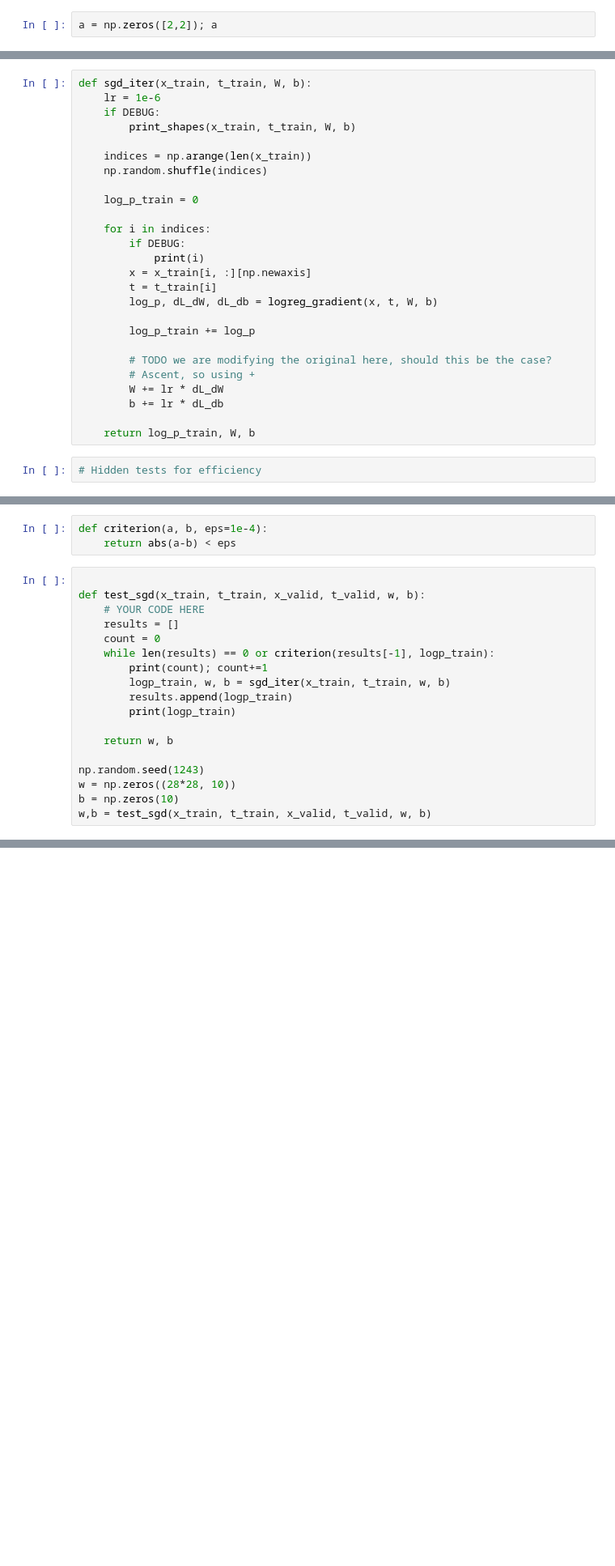
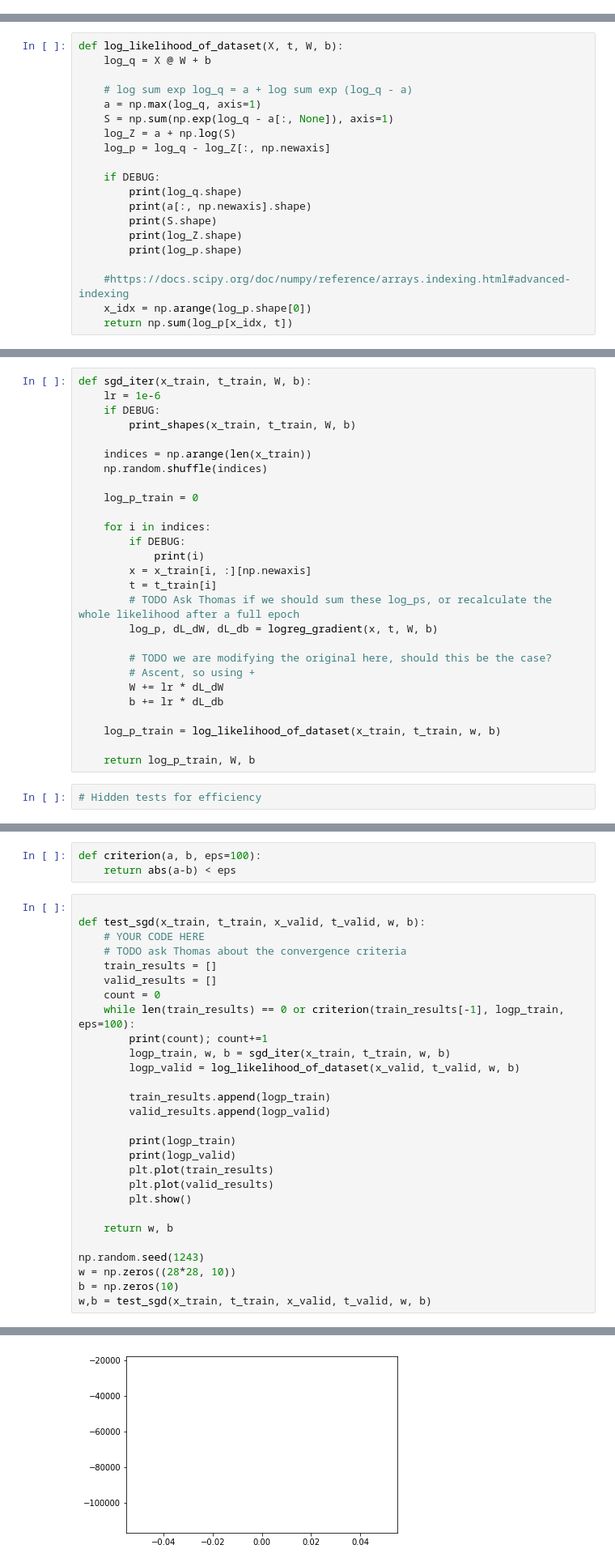
Before and after one commit to Curlykonda/machine-learning-1, a Jupyter notebook: lab2/lab2-wip.ipynb, the cells around one changed output, grey strips where cells are left out. Shown at 81% size. Cells and saved outputs as stored; diff of their text form; blank space fills up the shorter version.

Commit message:
convergence

```diff
--- a/lab2/lab2-wip.ipynb
+++ b/lab2/lab2-wip.ipynb
@@ -448,5 +457,3 @@ Write a function `sgd_iter(x_train, t_train, w, b)` that performs one iteration
 def print_shapes(*args):
     for i in args:
         print(i.shape)
-# %%
-a = np.zeros([2,2]); a
@@ -463,0 +474,20 @@ t_train.shape
+# %%
+def log_likelihood_of_dataset(X, t, W, b):
+    log_q = X @ W + b
+
+    # log sum exp log_q = a + log sum exp (log_q - a)
+    a = np.max(log_q, axis=1)
+    S = np.sum(np.exp(log_q - a[:, None]), axis=1)
+    log_Z = a + np.log(S)
+    log_p = log_q - log_Z[:, np.newaxis]
+
+    if DEBUG:
+        print(log_q.shape)
+        print(a[:, np.newaxis].shape)
+        print(S.shape)
+        print(log_Z.shape)
+        print(log_p.shape)
+
+    #https://docs.scipy.org/doc/numpy/reference/arrays.indexing.html#advanced-indexing
+    x_idx = np.arange(log_p.shape[0])
+    return np.sum(log_p[x_idx, t])
@@ -477,15 +515,16 @@ def sgd_iter(x_train, t_train, W, b):
             print(i)
         x = x_train[i, :][np.newaxis]
         t = t_train[i]
+        # TODO Ask Thomas if we should sum these log_ps, or recalculate the whole likelihood after a full epoch
         log_p, dL_dW, dL_db = logreg_gradient(x, t, W, b)
-
-        log_p_train += log_p
 
         # TODO we are modifying the original here, should this be the case?
         # Ascent, so using +
         W += lr * dL_dW
         b += lr * dL_db
 
+    log_p_train = log_likelihood_of_dataset(x_train, t_train, w, b)
+
     return log_p_train, W, b
 # %%
 # Hidden tests for efficiency
@@ -506,19 +545,29 @@ Instead of running SGD for a fixed number of steps, run it until convergence. Th
 
 Make sure your implementation (in particular, the output of the conditional log-probability of the training set and validation set) is independent of the size of the dataset. (2 points)
 # %%
-def criterion(a, b, eps=1e-4):
+def criterion(a, b, eps=100):
     return abs(a-b) < eps
 # %%
 
 def test_sgd(x_train, t_train, x_valid, t_valid, w, b):
     # YOUR CODE HERE
-    results = []
+    # TODO ask Thomas about the convergence criteria
+    train_results = []
+    valid_results = []
     count = 0
-    while len(results) == 0 or criterion(results[-1], logp_train):
+    while len(train_results) == 0 or criterion(train_results[-1], logp_train, eps=100):
         print(count); count+=1
         logp_train, w, b = sgd_iter(x_train, t_train, w, b)
-        results.append(logp_train)
+        logp_valid = log_likelihood_of_dataset(x_valid, t_valid, w, b)
+
+        train_results.append(logp_train)
+        valid_results.append(logp_valid)
+
         print(logp_train)
+        print(logp_valid)
+        plt.plot(train_results)
+        plt.plot(valid_results)
+        plt.show()
 
     return w, b
 
@@ -546,0 +582 @@ w,b = test_sgd(x_train, t_train, x_valid, t_valid, w, b)
+[figure, added]
```
Also changed, not shown: parts of 10 cells of this notebook.
